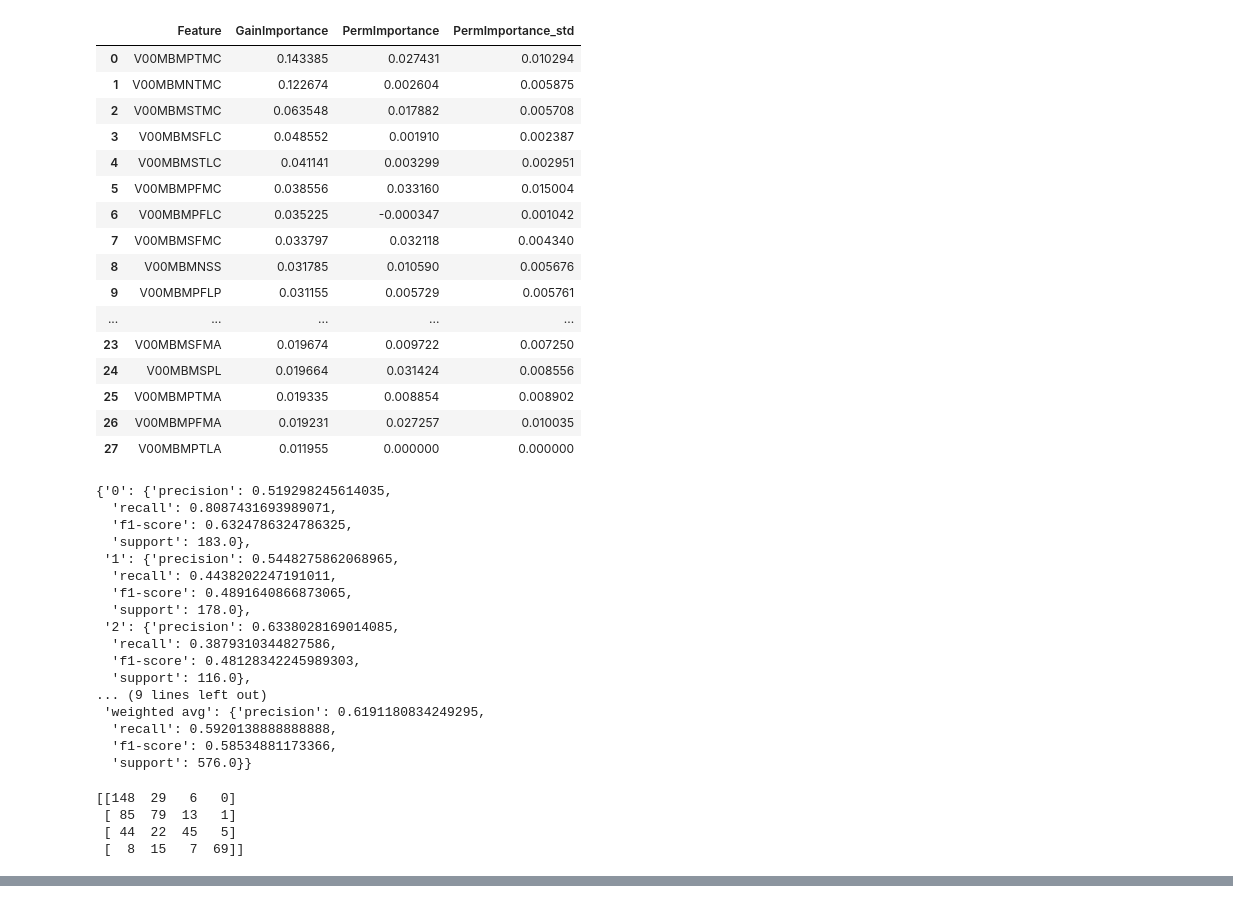
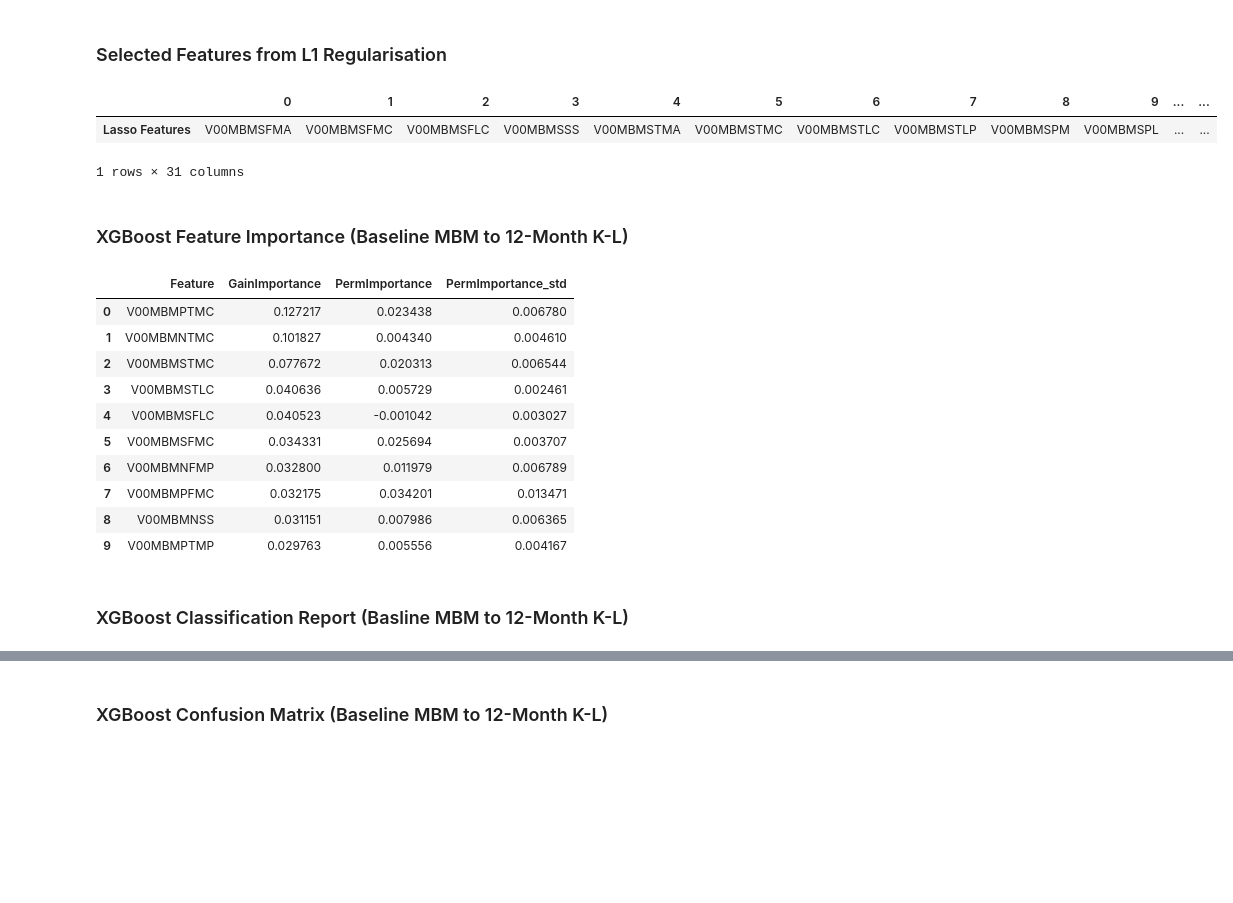
Before and after one commit to Mitch-Jones0507/MSc_OAI_Project, a Jupyter notebook: notebook/kl_oriented/kl_mbm_xgBoost.ipynb, the cells around one changed output, grey strips where cells are left out. Drawn from its saved outputs; the diff is of its cells as text; code cells hidden in the pictures; blank space fills up the shorter version.

```diff
--- a/notebook/kl_oriented/kl_mbm_xgBoost.ipynb
+++ b/notebook/kl_oriented/kl_mbm_xgBoost.ipynb
@@ -139,46 +119,38 @@ print(v01_v03_moaks_kl_metrics['confusion_matrix'])
 # %%
-from IPython.display import display
-from scripts.mbm.kl_oriented.kl_mbm_xgBoost import v00_v01_moaks_kl_lasso_metrics, v00_v01_moaks_kl_lasso_coefs_df
+from scripts.mbm.kl_oriented.kl_mbm_xgBoost import v00_v01_moaks_kl_lasso_metrics, v00_v01_moaks_kl_lasso_coefs_df, v00_v01_moaks_shared_kl_drop_mbm_lasso_df
 
-display(v00_v01_moaks_kl_lasso_coefs_df.sort_values(by=['GainImportance'], ascending=False))
-display(v00_v01_moaks_kl_lasso_metrics['classification_report'])
-print(v00_v01_moaks_kl_lasso_metrics['confusion_matrix'])
+lasso_columns = v00_v01_moaks_shared_kl_drop_mbm_lasso_df.columns.tolist()
+report = v00_v01_moaks_kl_lasso_metrics['classification_report']
+cm = v00_v01_moaks_kl_lasso_metrics['confusion_matrix']
+cm = pd.DataFrame(cm,index=[f"True {i}" for i in range(len(cm))],columns=[f"Pred {i}" for i in range(len(cm))]
+)
+
+display(Markdown("### Selected Features from L1 Regularisation"))
+display(pd.DataFrame(lasso_columns, columns=["Lasso Features"]).T)
+
+display(Markdown("### XGBoost Feature Importance (Baseline MBM to 12-Month K-L)"))
+display(v00_v01_moaks_kl_lasso_coefs_df.sort_values(by=['GainImportance'], ascending=False).head(10))
+
+display(Markdown("### XGBoost Classification Report (Basline MBM to 12-Month K-L)"))
+display(JSON(report, expanded=True))
+
+display(Markdown("### XGBoost Confusion Matrix (Baseline MBM to 12-Month K-L)"))
+display(cm)
 # %% [output]
+### Selected Features from L1 Regularisation
-|  | Feature | GainImportance | PermImportance | PermImportance_std |
-| 0 | V00MBMPTMC | 0.143385 | 0.027431 | 0.010294 |
-| 1 | V00MBMNTMC | 0.122674 | 0.002604 | 0.005875 |
-| 2 | V00MBMSTMC | 0.063548 | 0.017882 | 0.005708 |
-| 3 | V00MBMSFLC | 0.048552 | 0.001910 | 0.002387 |
-| 4 | V00MBMSTLC | 0.041141 | 0.003299 | 0.002951 |
-| 5 | V00MBMPFMC | 0.038556 | 0.033160 | 0.015004 |
-| 6 | V00MBMPFLC | 0.035225 | -0.000347 | 0.001042 |
-| 7 | V00MBMSFMC | 0.033797 | 0.032118 | 0.004340 |
-| 8 | V00MBMNSS | 0.031785 | 0.010590 | 0.005676 |
-| 9 | V00MBMPFLP | 0.031155 | 0.005729 | 0.005761 |
-| ... | ... | ... | ... | ... |
-| 23 | V00MBMSFMA | 0.019674 | 0.009722 | 0.007250 |
-| 24 | V00MBMSPL | 0.019664 | 0.031424 | 0.008556 |
-| 25 | V00MBMPTMA | 0.019335 | 0.008854 | 0.008902 |
-| 26 | V00MBMPFMA | 0.019231 | 0.027257 | 0.010035 |
-| 27 | V00MBMPTLA | 0.011955 | 0.000000 | 0.000000 |
+|  | 0 | 1 | 2 | 3 | 4 | 5 | 6 | 7 | 8 | 9 | ... | ... |
+| Lasso Features | V00MBMSFMA | V00MBMSFMC | V00MBMSFLC | V00MBMSSS | V00MBMSTMA | V00MBMSTMC | V00MBMSTLC | V00MBMSTLP | V00MBMSPM | V00MBMSPL | ... | ... |
-{'0': {'precision': 0.519298245614035,
-  'recall': 0.8087431693989071,
-  'f1-score': 0.6324786324786325,
-  'support': 183.0},
- '1': {'precision': 0.5448275862068965,
-  'recall': 0.4438202247191011,
-  'f1-score': 0.4891640866873065,
-  'support': 178.0},
- '2': {'precision': 0.6338028169014085,
-  'recall': 0.3879310344827586,
-  'f1-score': 0.48128342245989303,
-  'support': 116.0},
-... (9 lines left out)
- 'weighted avg': {'precision': 0.6191180834249295,
-  'recall': 0.5920138888888888,
-  'f1-score': 0.58534881173366,
-  'support': 576.0}}
+1 rows × 31 columns
-[[148  29   6   0]
- [ 85  79  13   1]
- [ 44  22  45   5]
- [  8  15   7  69]]
+### XGBoost Feature Importance (Baseline MBM to 12-Month K-L)
+|  | Feature | GainImportance | PermImportance | PermImportance_std |
+| 0 | V00MBMPTMC | 0.127217 | 0.023438 | 0.006780 |
+| 1 | V00MBMNTMC | 0.101827 | 0.004340 | 0.004610 |
+| 2 | V00MBMSTMC | 0.077672 | 0.020313 | 0.006544 |
+| 3 | V00MBMSTLC | 0.040636 | 0.005729 | 0.002461 |
+| 4 | V00MBMSFLC | 0.040523 | -0.001042 | 0.003027 |
+| 5 | V00MBMSFMC | 0.034331 | 0.025694 | 0.003707 |
+| 6 | V00MBMNFMP | 0.032800 | 0.011979 | 0.006789 |
+| 7 | V00MBMPFMC | 0.032175 | 0.034201 | 0.013471 |
+| 8 | V00MBMNSS | 0.031151 | 0.007986 | 0.006365 |
+| 9 | V00MBMPTMP | 0.029763 | 0.005556 | 0.004167 |
+### XGBoost Classification Report (Basline MBM to 12-Month K-L)
@@ -184,0 +158 @@ print(v00_v01_moaks_kl_lasso_metrics['confusion_matrix'])
+### XGBoost Confusion Matrix (Baseline MBM to 12-Month K-L)
```
Also changed, not shown: parts of 13 cells of this notebook, 25 other files.
